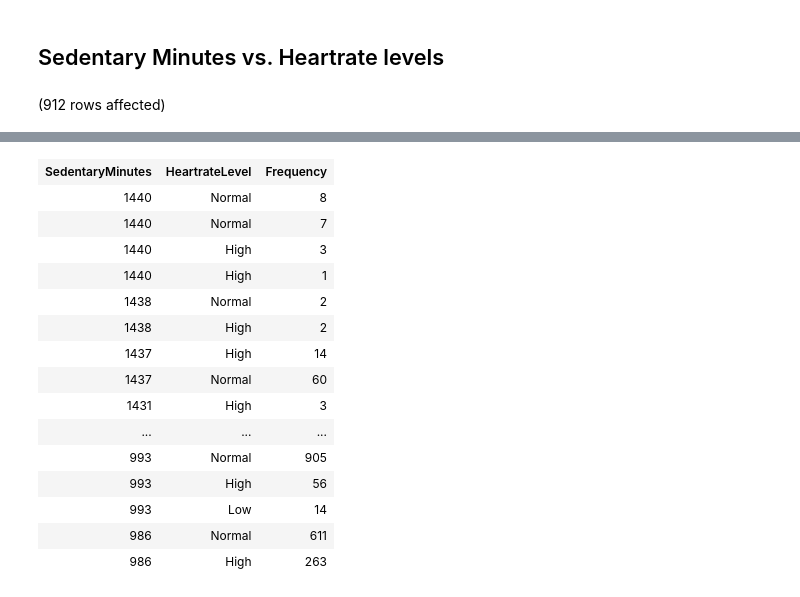
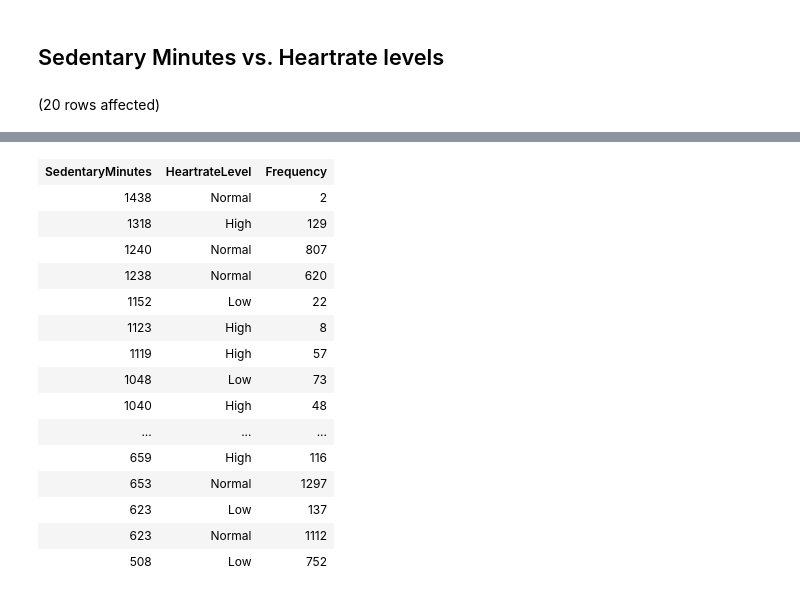
Before and after one commit to spilltheteaboy/belabeat, a Jupyter notebook: BellabeatSQL.ipynb, the cells around one changed output, grey strips where cells are left out. Drawn from its saved outputs; the diff is of its cells as text; code cells hidden in the pictures.

```diff
--- a/BellabeatSQL.ipynb
+++ b/BellabeatSQL.ipynb
@@ -1087,7 +1087,7 @@ Total execution time: 00:00:00.417
 -- a relation between how much time people spend sedentary and how it affects their heart
 WITH dailyHeartrate AS
 (
-    SELECT
+    SELECT TOP 20
         Id,
         Date,
         HeartrateLevel,
@@ -1105,4 +1105,4 @@ INNER JOIN dailyHeartrate ON
  dailyActivity.Date = dailyHeartrate.Date)
 ORDER BY SedentaryMinutes DESC;
 # %% [output]
-(912 rows affected)
+(20 rows affected)
@@ -1110,16 +1110,16 @@ Total execution time: 00:00:00.450
 | SedentaryMinutes | HeartrateLevel | Frequency |
-| 1440 | Normal | 8 |
-| 1440 | Normal | 7 |
-| 1440 | High | 3 |
-| 1440 | High | 1 |
 | 1438 | Normal | 2 |
-| 1438 | High | 2 |
-| 1437 | High | 14 |
-| 1437 | Normal | 60 |
-| 1431 | High | 3 |
+| 1318 | High | 129 |
+| 1240 | Normal | 807 |
+| 1238 | Normal | 620 |
+| 1152 | Low | 22 |
+| 1123 | High | 8 |
+| 1119 | High | 57 |
+| 1048 | Low | 73 |
+| 1040 | High | 48 |
 | ... | ... | ... |
-| 993 | Normal | 905 |
-| 993 | High | 56 |
-| 993 | Low | 14 |
-| 986 | Normal | 611 |
-| 986 | High | 263 |
+| 659 | High | 116 |
+| 653 | Normal | 1297 |
+| 623 | Low | 137 |
+| 623 | Normal | 1112 |
+| 508 | Low | 752 |
```
Also changed, not shown: parts of 10 cells of this notebook.
